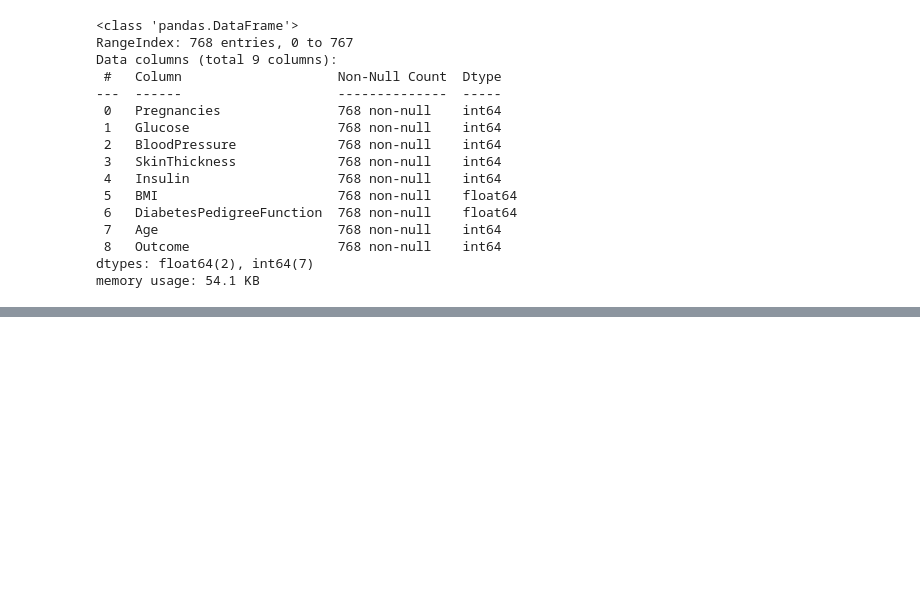
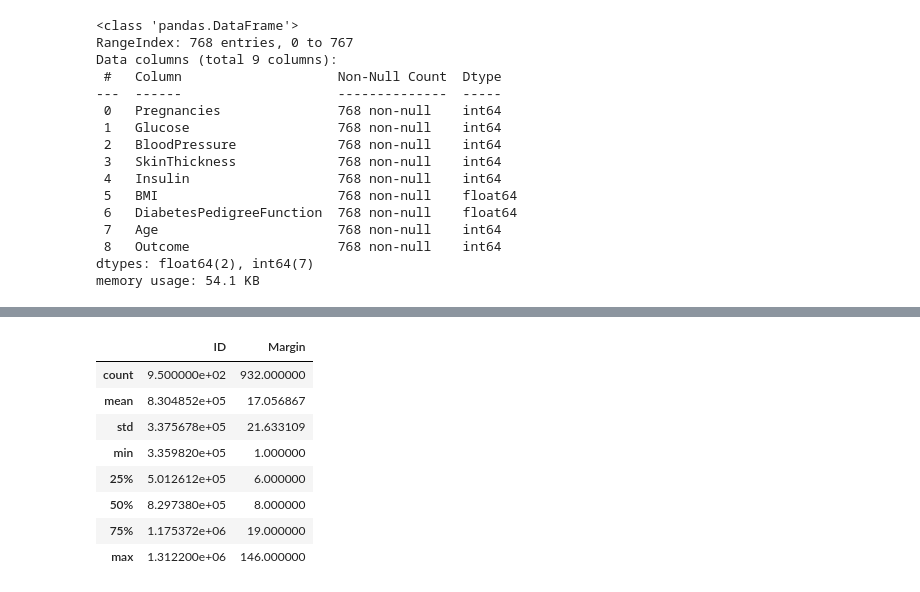
Before and after one commit to arsal3646/Python_Projects, a Jupyter notebook: CampusX_Data_Science_Course/017_Pandas_DataFrame.ipynb, the cells around one changed output, grey strips where cells are left out. Cells and saved outputs as stored; diff of their text form; code cells hidden in the pictures; blank space fills up the shorter version.

```diff
--- a/CampusX_Data_Science_Course/017_Pandas_DataFrame.ipynb
+++ b/CampusX_Data_Science_Course/017_Pandas_DataFrame.ipynb
@@ -360,0 +421,14 @@ memory usage: 54.1 KB
+# %%
+# describe() method in a DataFrame
+
+ipl_matches.describe()
+# %% [output]
+|  | ID | Margin |
+| count | 9.500000e+02 | 932.000000 |
+| mean | 8.304852e+05 | 17.056867 |
+| std | 3.375678e+05 | 21.633109 |
+| min | 3.359820e+05 | 1.000000 |
+| 25% | 5.012612e+05 | 6.000000 |
+| 50% | 8.297380e+05 | 8.000000 |
+| 75% | 1.175372e+06 | 19.000000 |
+| max | 1.312200e+06 | 146.000000 |
```
Also changed, not shown: parts of 7 cells of this notebook.
